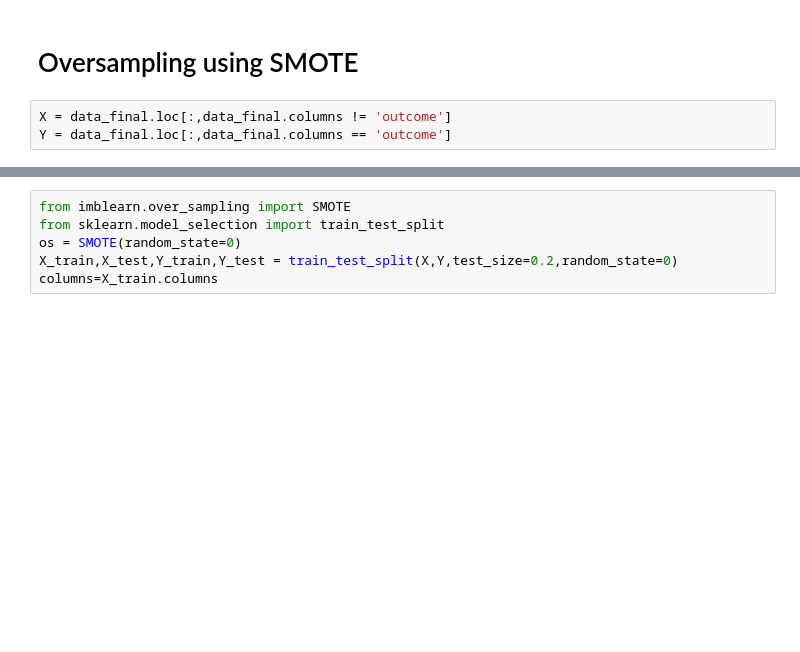
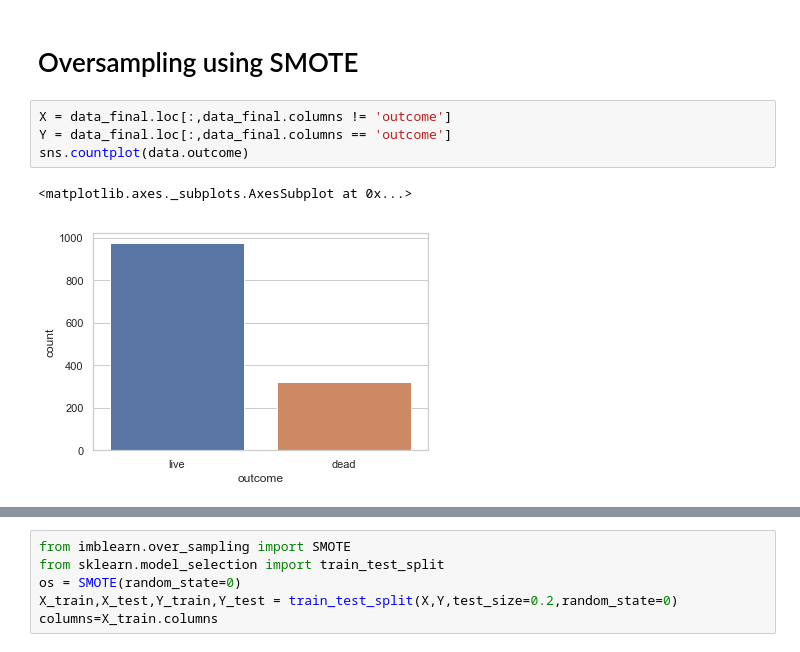
Before and after one commit to yaminijoshi89/Regression_Project, a Jupyter notebook: MIFem.ipynb, the cells around one changed output, grey strips where cells are left out. Cells and saved outputs as stored; diff of their text form; blank space fills up the shorter version.

```diff
--- a/MIFem.ipynb
+++ b/MIFem.ipynb
@@ -244,3 +236,7 @@ array(['outcome', 'age', 'yronset', 'premi_n', 'premi_nk', 'premi_y',
 # %%
 X = data_final.loc[:,data_final.columns != 'outcome']
 Y = data_final.loc[:,data_final.columns == 'outcome']
+sns.countplot(data.outcome)
+# %% [output]
+<matplotlib.axes._subplots.AxesSubplot at 0x...>
+[figure, added]
```
Also changed, not shown: parts of 27 cells of this notebook.
